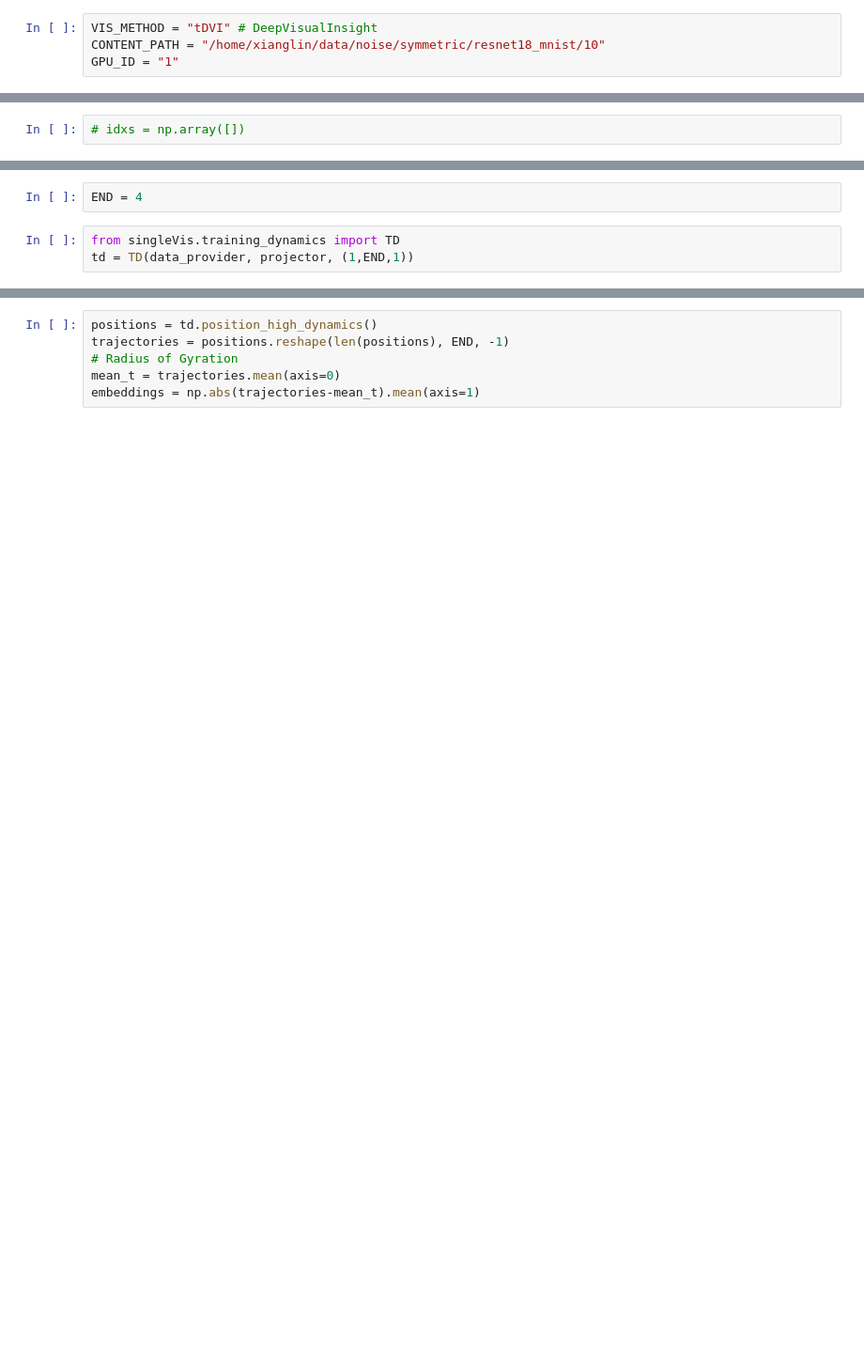
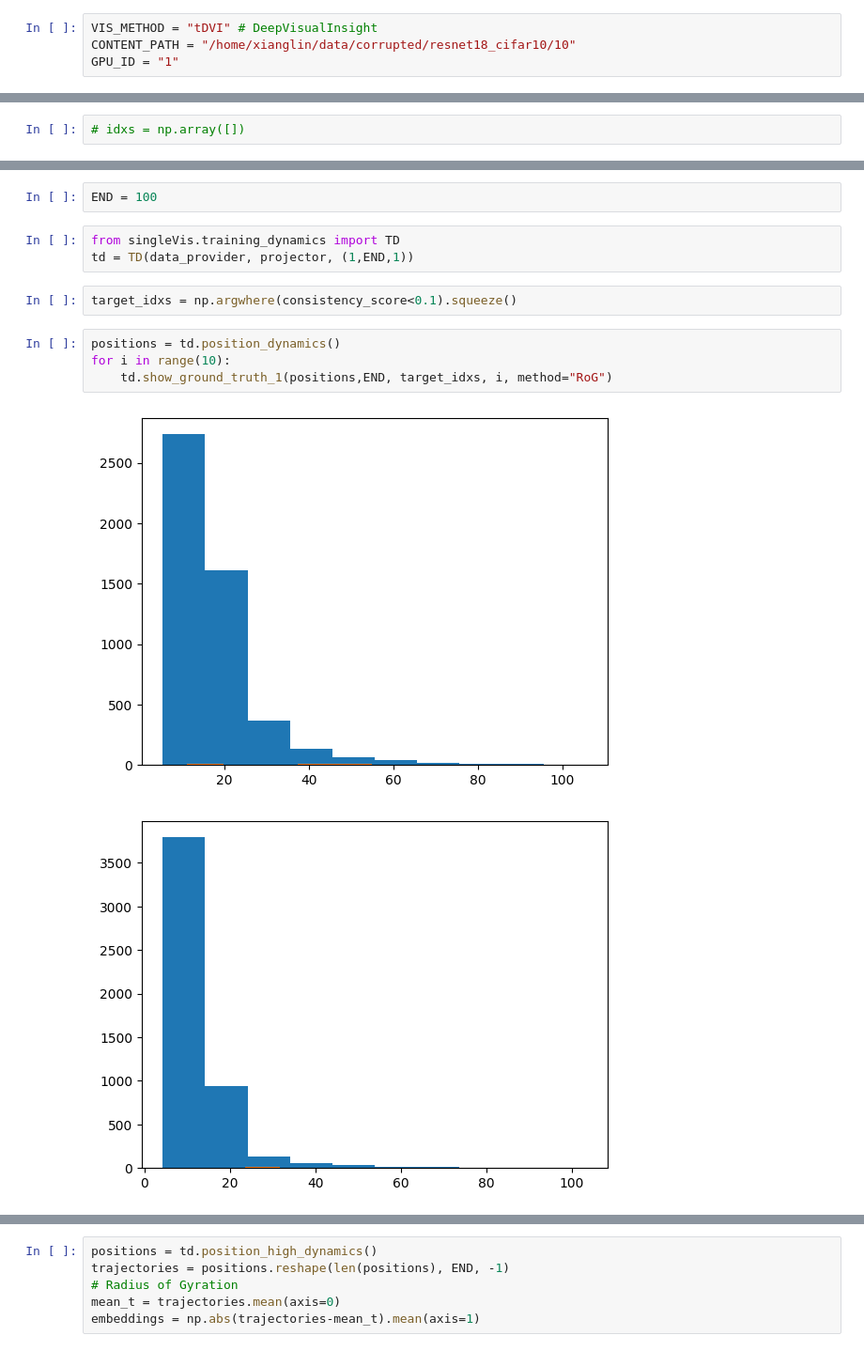
Before and after one commit to xianglinyang/GenVis, a Jupyter notebook: experiments/early-stopping.ipynb, the cells around one changed output, grey strips where cells are left out. Shown at 94% size. Cells and saved outputs as stored; diff of their text form; blank space fills up the shorter version.

```diff
--- a/experiments/early-stopping.ipynb
+++ b/experiments/early-stopping.ipynb
@@ -20,6 +20,6 @@ To enable the following instructions: AVX2 AVX512F AVX512_VNNI FMA, in other ope
 # %%
 VIS_METHOD = "tDVI" # DeepVisualInsight
-CONTENT_PATH = "/home/xianglin/data/noise/symmetric/resnet18_mnist/10"
+CONTENT_PATH = "/home/xianglin/data/corrupted/resnet18_cifar10/10"
 GPU_ID = "1"
 # %%
 sys.path.append(CONTENT_PATH)
@@ -88,5 +90,14 @@ mnist_consistency_score = np.load("/home/xianglin/git_space/structural-regularit
 # %%
-END = 4
+END = 100
 # %%
 from singleVis.training_dynamics import TD
 td = TD(data_provider, projector, (1,END,1))
+# %%
+target_idxs = np.argwhere(consistency_score<0.1).squeeze()
+# %%
+positions = td.position_dynamics()
+for i in range(10):
+    td.show_ground_truth_1(positions,END, target_idxs, i, method="RoG")
+# %% [output]
+[figure, added]
+[figure, added]
```
Also changed, not shown: parts of 9 cells of this notebook.
